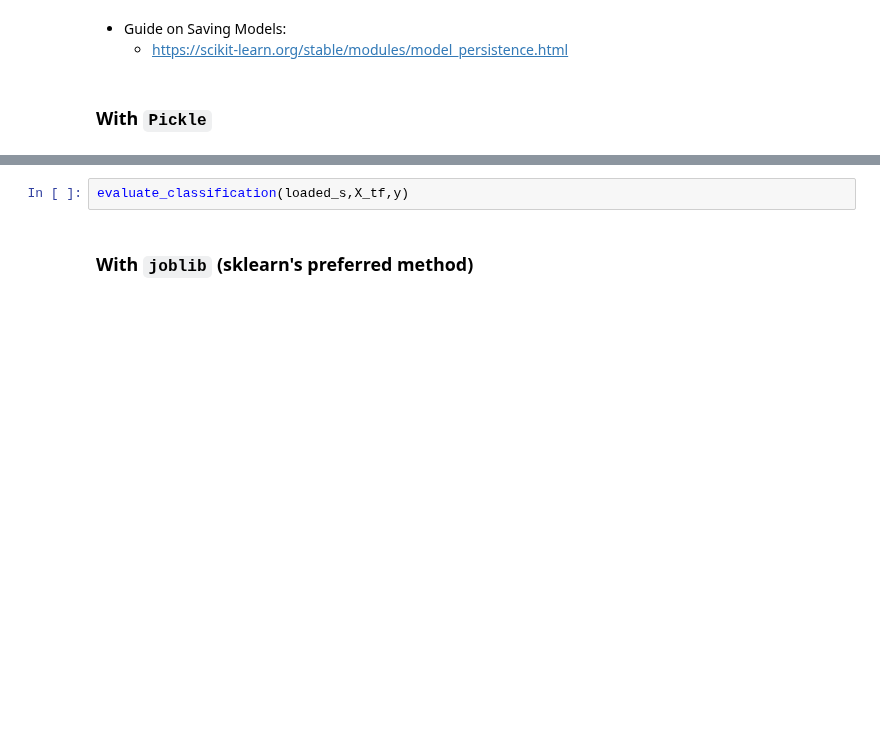
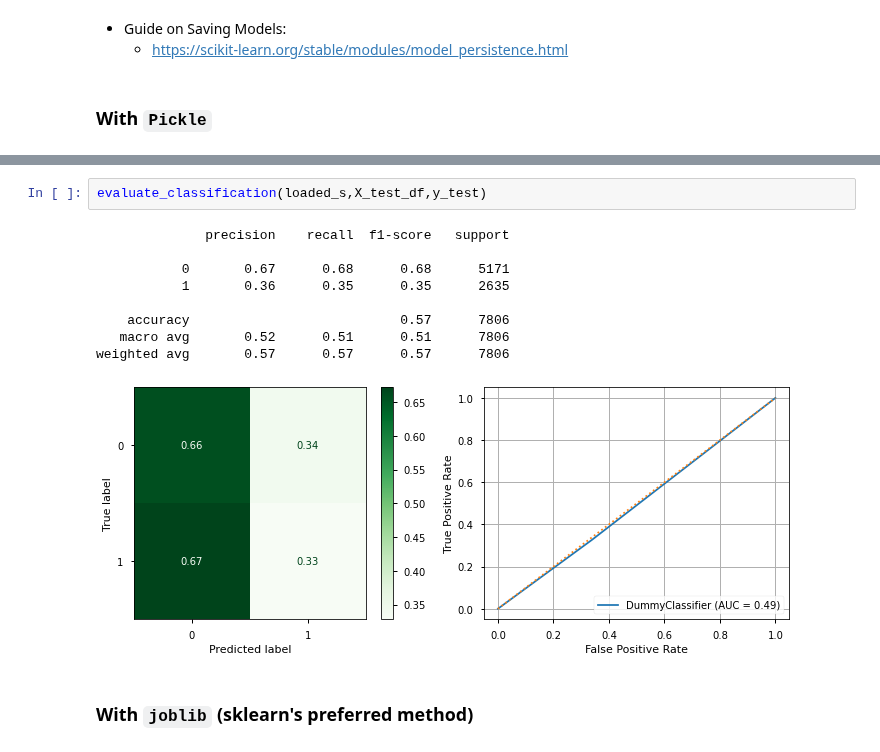
Before and after one commit to flatiron-school/Online-DS-FT-022221-Cohort-Notes, a Jupyter notebook: Phase_3/topic_30_ensemble_methods/topic_30_ensemble_methods-SG.ipynb, the cells around one changed output, grey strips where cells are left out. Drawn from its saved outputs; the diff is of its cells as text; blank space fills up the shorter version.

```diff
--- a/Phase_3/topic_30_ensemble_methods/topic_30_ensemble_methods-SG.ipynb
+++ b/Phase_3/topic_30_ensemble_methods/topic_30_ensemble_methods-SG.ipynb
@@ -1152,5 +1162,15 @@ loaded_s
 # %%
-evaluate_classification(loaded_s,X_tf,y)
+evaluate_classification(loaded_s,X_test_df,y_test)
+# %% [output]
+              precision    recall  f1-score   support
+
+           0       0.67      0.68      0.68      5171
+           1       0.36      0.35      0.35      2635
+
+    accuracy                           0.57      7806
+   macro avg       0.52      0.51      0.51      7806
+weighted avg       0.57      0.57      0.57      7806
+[figure, added]
 # %% [markdown]
 ### With `joblib` (sklearn's preferred method)
 # %%
```
Also changed, not shown: parts of 29 cells of this notebook, 1 other file.
